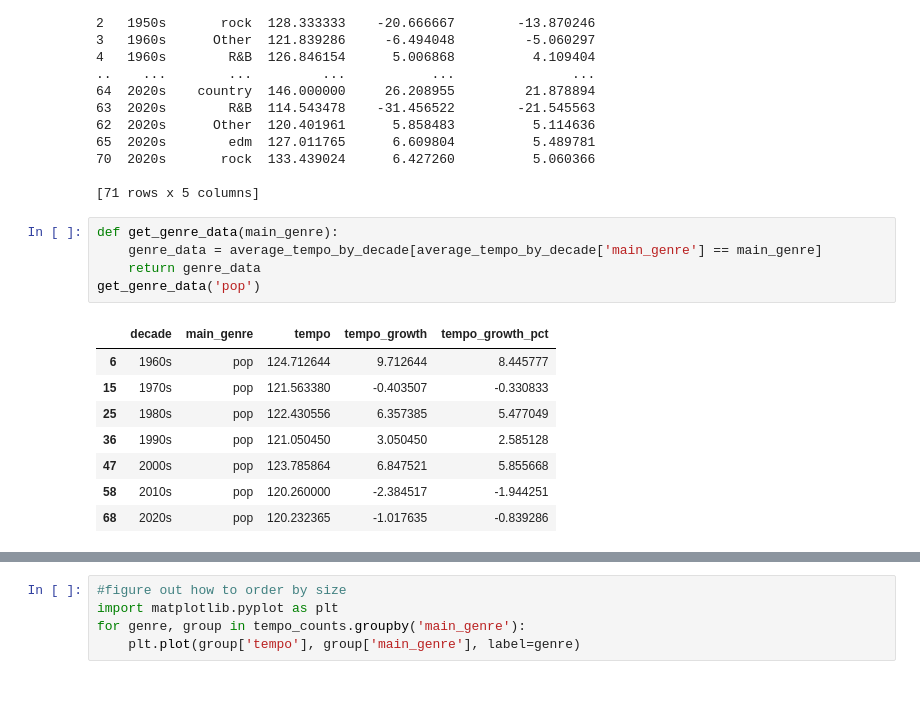
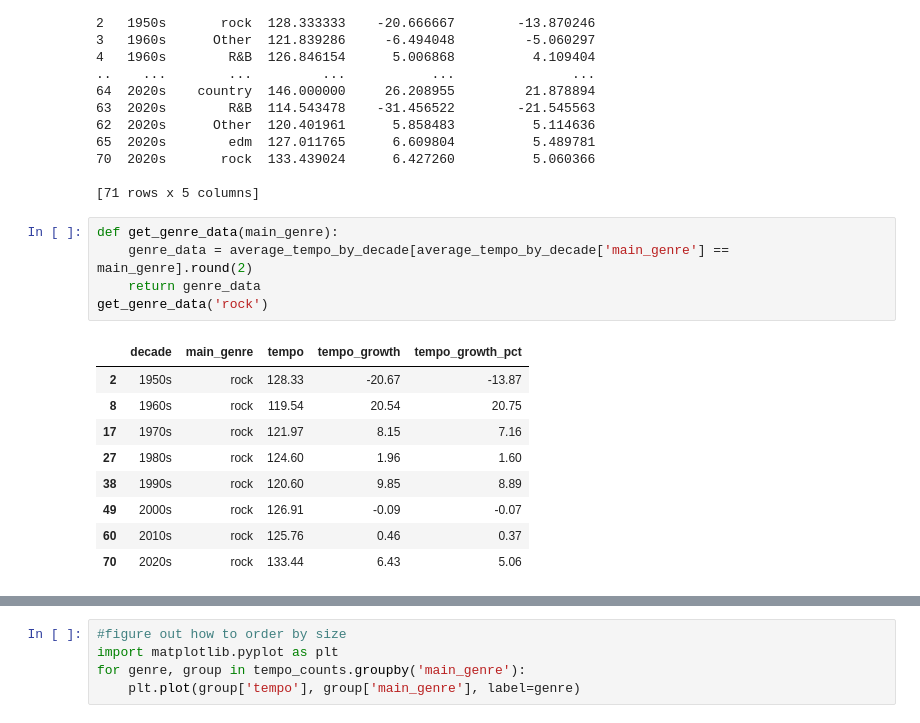
Before and after one commit to tmartabano/Project-for-Data-Munging, a Jupyter notebook: Final_Project_Data(new).ipynb, the cells around one changed output, grey strips where cells are left out. Cells and saved outputs as stored; diff of their text form; blank space fills up the shorter version.

Commit message:
Update Final_Project_Data(new).ipynb
added some code need to fix it (sent him an email)

```diff
--- a/Final_Project_Data(new).ipynb
+++ b/Final_Project_Data(new).ipynb
@@ -347,15 +347,16 @@ print(average_tempo_by_decade)
 [71 rows x 5 columns]
 # %%
 def get_genre_data(main_genre):
-    genre_data = average_tempo_by_decade[average_tempo_by_decade['main_genre'] == main_genre]
+    genre_data = average_tempo_by_decade[average_tempo_by_decade['main_genre'] == main_genre].round(2)
     return genre_data
-get_genre_data('pop')
+get_genre_data('rock')
 # %% [output]
 |  | decade | main_genre | tempo | tempo_growth | tempo_growth_pct |
-| 6 | 1960s | pop | 124.712644 | 9.712644 | 8.445777 |
-| 15 | 1970s | pop | 121.563380 | -0.403507 | -0.330833 |
-| 25 | 1980s | pop | 122.430556 | 6.357385 | 5.477049 |
-| 36 | 1990s | pop | 121.050450 | 3.050450 | 2.585128 |
-| 47 | 2000s | pop | 123.785864 | 6.847521 | 5.855668 |
-| 58 | 2010s | pop | 120.260000 | -2.384517 | -1.944251 |
-| 68 | 2020s | pop | 120.232365 | -1.017635 | -0.839286 |
+| 2 | 1950s | rock | 128.33 | -20.67 | -13.87 |
+| 8 | 1960s | rock | 119.54 | 20.54 | 20.75 |
+| 17 | 1970s | rock | 121.97 | 8.15 | 7.16 |
+| 27 | 1980s | rock | 124.60 | 1.96 | 1.60 |
+| 38 | 1990s | rock | 120.60 | 9.85 | 8.89 |
+| 49 | 2000s | rock | 126.91 | -0.09 | -0.07 |
+| 60 | 2010s | rock | 125.76 | 0.46 | 0.37 |
+| 70 | 2020s | rock | 133.44 | 6.43 | 5.06 |
```
Also changed, not shown: parts of 1 cell of this notebook.
